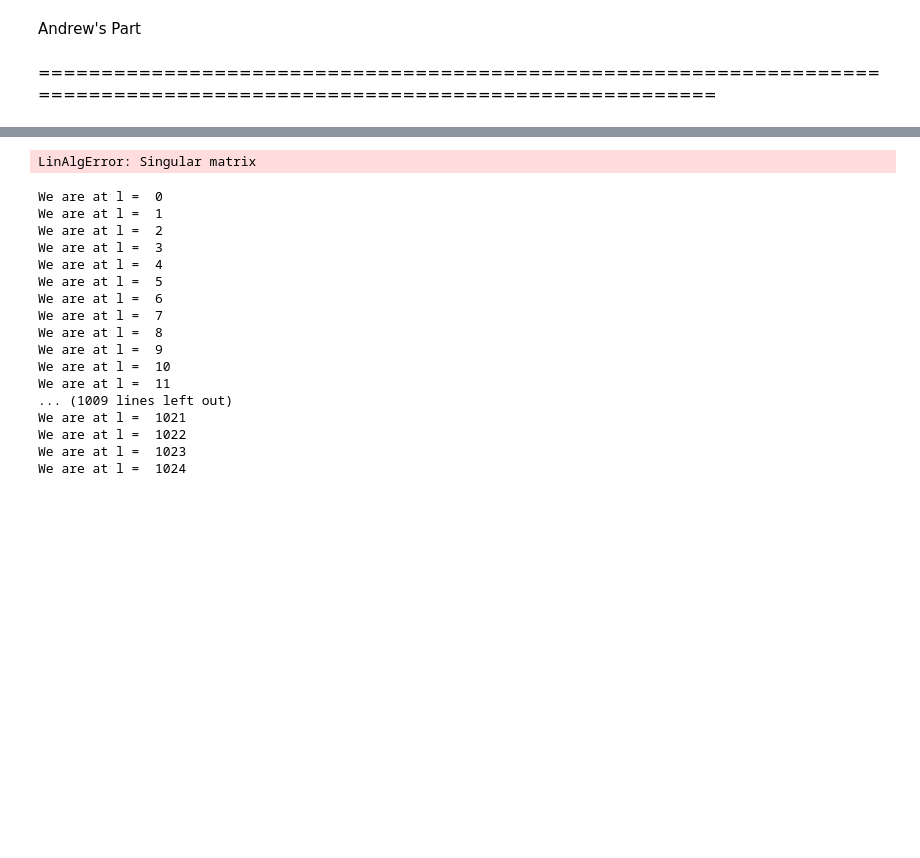
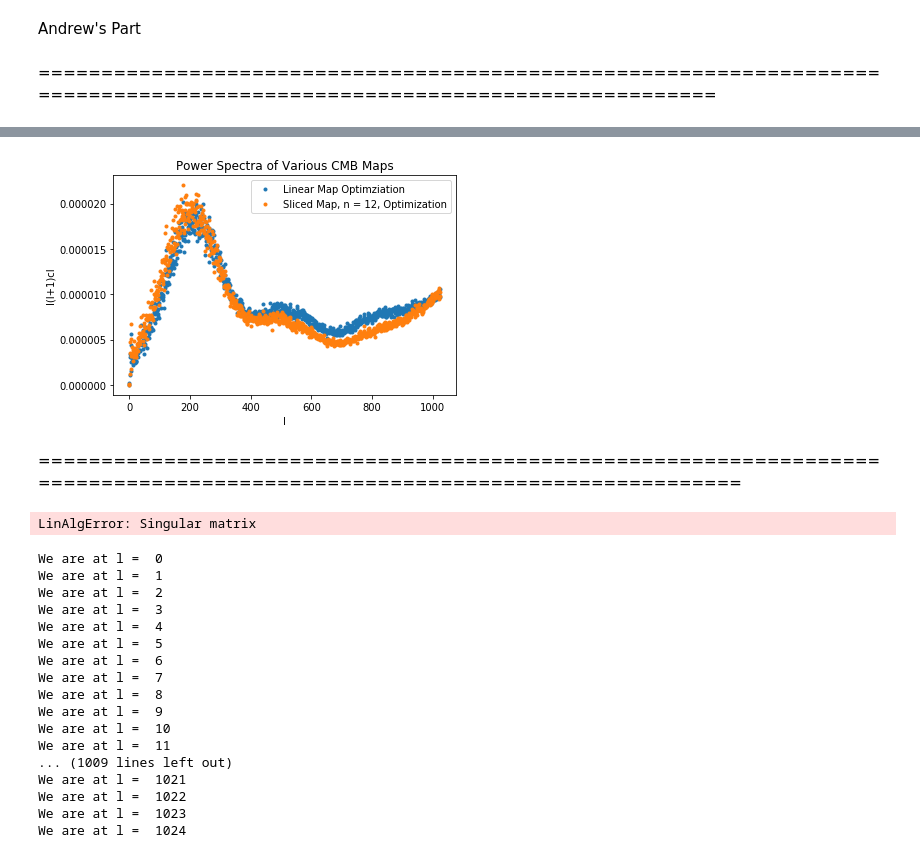
Before and after one commit to samgagnon/data-final, a Jupyter notebook: CMB_Map.ipynb, the cells around one changed output, grey strips where cells are left out. Saved outputs shown, nothing was run; the diff lists cells and outputs as text; code cells hidden in the pictures; blank space fills up the shorter version.

```diff
--- a/CMB_Map.ipynb
+++ b/CMB_Map.ipynb
@@ -128,3 +175,17 @@ hp.mollview(opt_map, nest=False, norm='hist')
+# %%
+# Now only two power spectra
+plt.figure()
+plt.plot((ell1), ell1 * (ell1+1) * cl1,'.', label = 'Linear Map Optimziation')
+plt.plot((ell2), (ell2 * (ell2+1) *cl2),'.', label = 'Sliced Map, n = 12, Optimization')
+plt.xlabel('l'); plt.ylabel('l(l+1)cl');
+plt.legend()
+plt.title('Power Spectra of Various CMB Maps')
+plt.tight_layout()
+plt.savefig('PowerSpectrums2.PNG')
+# %% [output]
+[figure, added]
+# %% [markdown]
+===========================================================================================================================
 # %%
 #Louis' part starts here
 # %%
```
Also changed, not shown: parts of 10 cells of this notebook.
